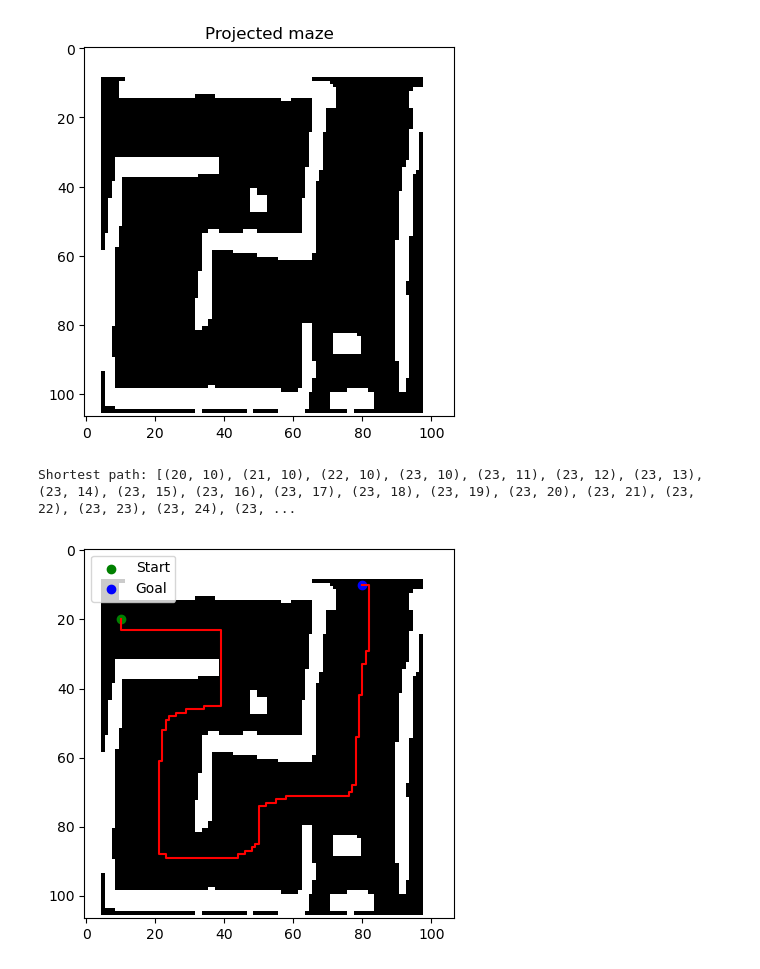
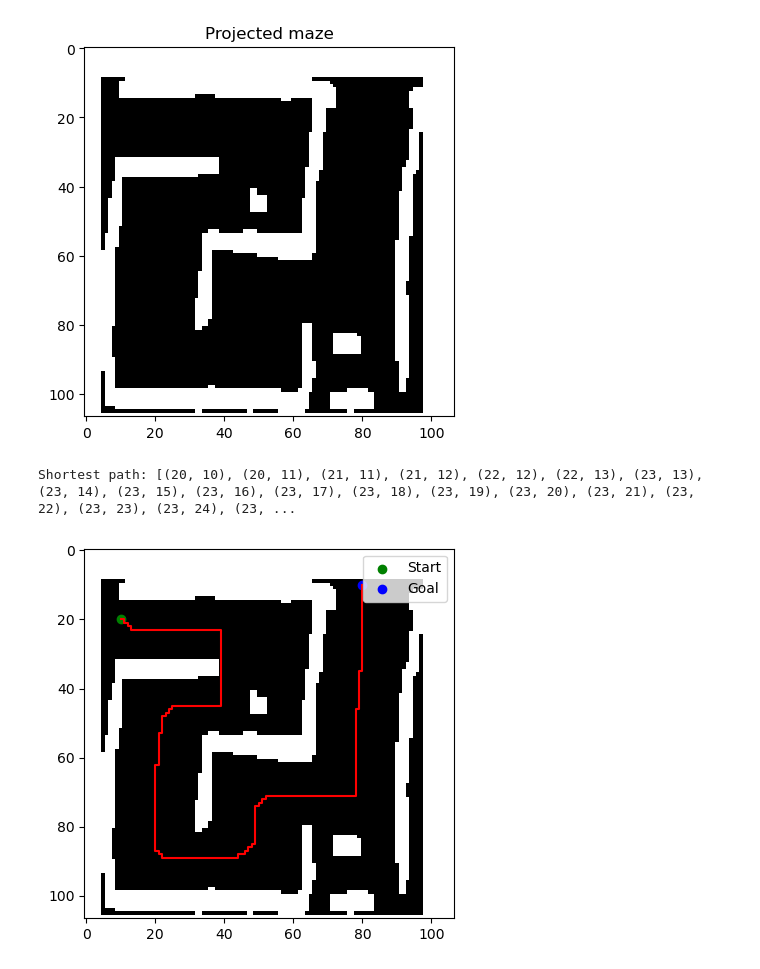
Before and after one commit to m-krastev/var_extensions, a Jupyter notebook: maze_pipeline/notebooks/session_2/2D_grid_maze.ipynb, the cells around one changed output. Saved outputs shown, nothing was run; the diff lists cells and outputs as text; code cells hidden in the pictures.

Commit message:
penalty map plots

```diff
--- a/maze_pipeline/notebooks/session_2/2D_grid_maze.ipynb
+++ b/maze_pipeline/notebooks/session_2/2D_grid_maze.ipynb
@@ -275,14 +275,14 @@ plt.show()
 # %% [output]
 [figure]
 # %%
-from scipy.ndimage import distance_transform_edt
+from scipy.ndimage import distance_transform_cdt
 # Assuming 'grid' is a 2D NumPy array where 0 represents free space and 1 represents obstacles
 
 def create_penalty_map(grid, max_penalty=10):
     # Invert the grid: obstacles become 0, free space becomes 1
     inverted_grid = 1 - grid
     # Compute the distance transform
-    distance_map = distance_transform_edt(inverted_grid)
+    distance_map = distance_transform_cdt(inverted_grid)
     # Normalize the distance map to the range [0, max_penalty]
     penalty_map = max_penalty * (1 - distance_map / np.max(distance_map))
     return penalty_map
@@ -310,6 +310,7 @@ def dijkstra_with_penalty(grid, start, goal, penalty_map = None):
 
         for nx, ny in neighbors:
             if 0 <= nx < rows and 0 <= ny < cols and grid[nx, ny] == 0:
+                # Comment the penalty map to use default dijkstra
                 new_dist = dist + 1 + penalty_map[nx, ny]
                 if new_dist < distances[nx, ny]:
                     distances[nx, ny] = new_dist
@@ -413,6 +414,7 @@ def a_star_with_penalty(grid, start, goal, penalty_map = None):
 
         for nx, ny in neighbors:
             if 0 <= nx < rows and 0 <= ny < cols and grid[nx, ny] == 0:
+
                 new_cost = cost_so_far + 1 + penalty_map[nx, ny]
                 if new_cost < distances[nx, ny]:
                     distances[nx, ny] = new_cost
@@ -437,35 +439,36 @@ def a_star_with_penalty(grid, start, goal, penalty_map = None):
     return path
 
 
 # Define your grid (0 = free space, 1 = obstacle)
-grid = dilated_image.copy()
+grid = bordered_grid.copy()
 penalty_map = create_penalty_map(grid)
 
 # Define start and goal positions
 # (coordinates are y, x)
 # maze 1
 start = (20, 10)
 goal = (10, 80)
 
 # maze 2
-# start = (25, 42)
+# start = (25, 52)
 # goal = (105, 110)
 
-path = a_star_with_penalty(bordered_grid, start, goal, penalty_map)
+# path = dijkstra_with_penalty(grid,start,goal, penalty_map)
+path = a_star_with_penalty(grid, start, goal, penalty_map)
 print("Shortest path:", path)
 
 # Visualize the grid and the path
 plt.imshow(1-bordered_grid, cmap='Greys', origin='upper')
 
 # Plot the path
 if path:
     path_x, path_y = zip(*path)
     plt.plot(path_y, path_x, color='red')  # Note: x and y are swapped due to image coordinates
 
 plt.scatter(start[1], start[0], marker='o', color='green', label='Start')
 plt.scatter(goal[1], goal[0], marker='o', color='blue', label='Goal')
 plt.legend()
 plt.show()
 # %% [output]
-Shortest path: [(20, 10), (21, 10), (22, 10), (23, 10), (23, 11), (23, 12), (23, 13), (23, 14), (23, 15), (23, 16), (23, 17), (23, 18), (23, 19), (23, 20), (23, 21), (23, 22), (23, 23), (23, 24), (23, ...
+Shortest path: [(20, 10), (20, 11), (21, 11), (21, 12), (22, 12), (22, 13), (23, 13), (23, 14), (23, 15), (23, 16), (23, 17), (23, 18), (23, 19), (23, 20), (23, 21), (23, 22), (23, 23), (23, 24), (23, ...
-[figure, old version]
+[figure, new version]
```
Also changed, not shown: parts of 2 cells of this notebook.
